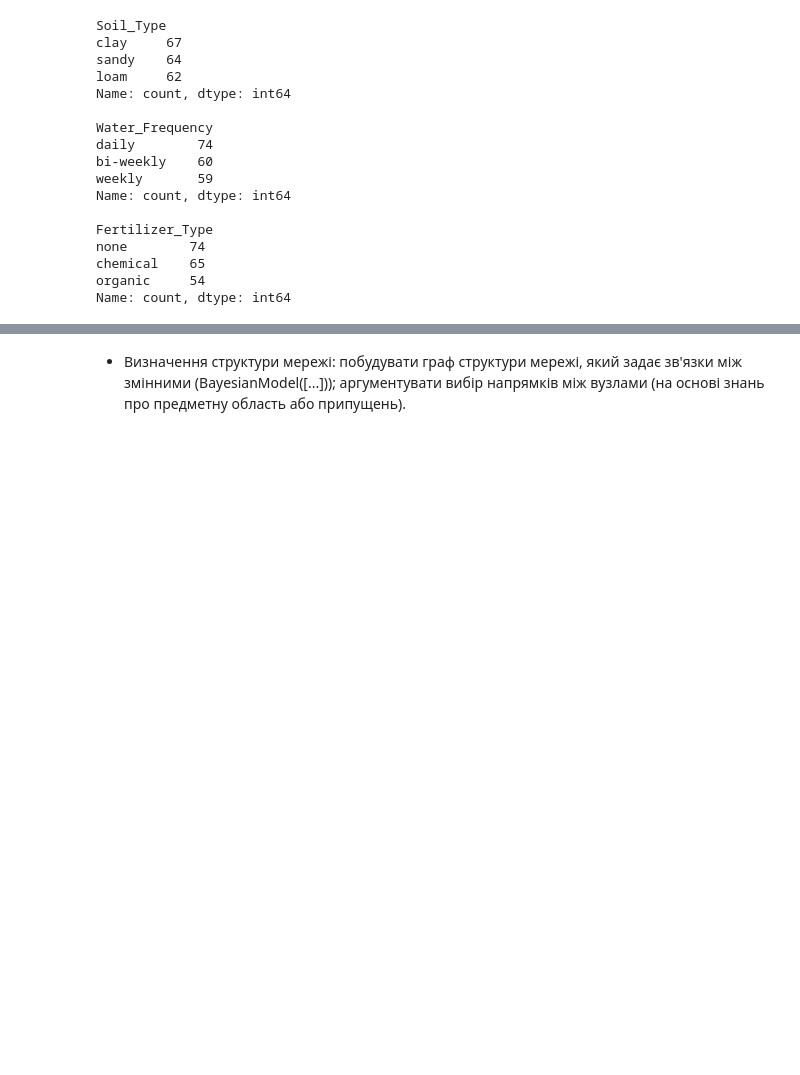
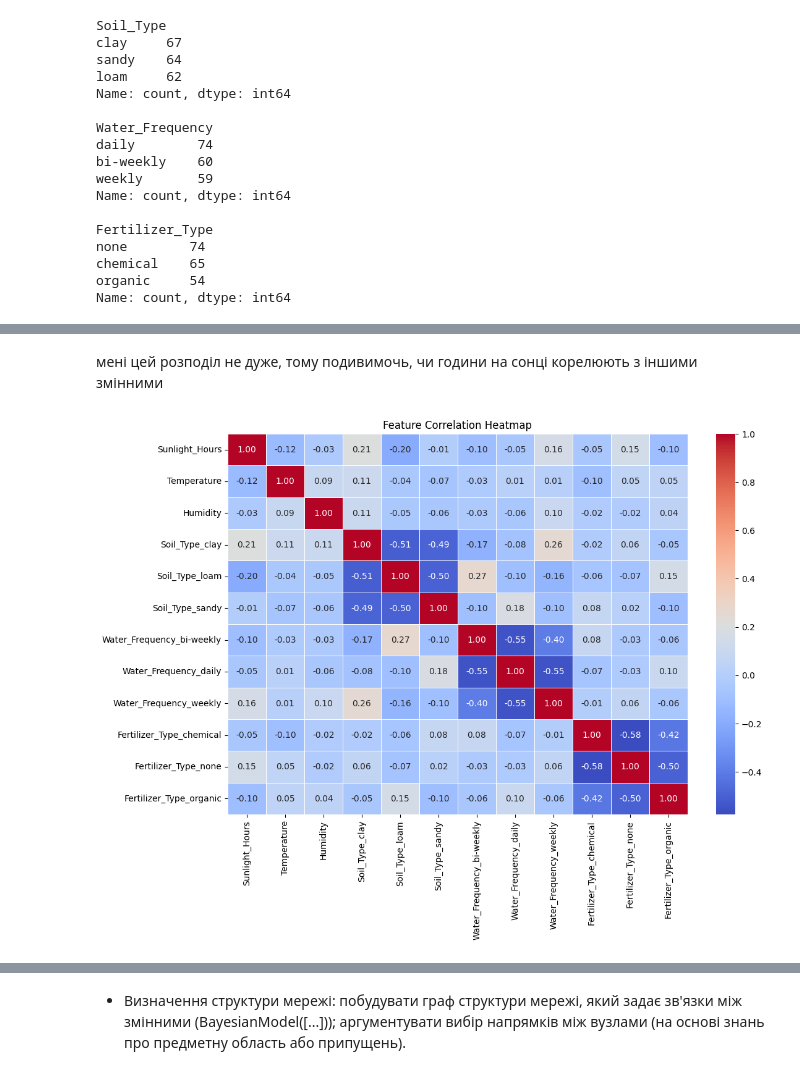
Before and after one commit to vwicky/modeling-labs, a Jupyter notebook: lab-6/lab_6.ipynb, the cells around one changed output, grey strips where cells are left out. Drawn from its saved outputs; the diff is of its cells as text; code cells hidden in the pictures; blank space fills up the shorter version.

```diff
--- a/lab-6/lab_6.ipynb
+++ b/lab-6/lab_6.ipynb
@@ -43,3 +43,11 @@ Data columns (total 7 columns):
  6   Growth_Milestone  193 non-null    int64
 dtypes: float64(3), int64(1), object(3)
 memory usage: 10.7+ KB
+# %%
+target = "Growth_Milestone"
+X = ds.drop(target, axis=1)
+y = ds[target].map({
+    1: True,
+    0: False,
+})
+print(X.shape, y.shape)
@@ -68,0 +97,6 @@ Name: count, dtype: int64
+# %%
+from sklearn.model_selection import train_test_split
+
+X_train, X_test, y_train, y_test = train_test_split(X, y, random_state=42, test_size=0.2)
+print(X_train.shape, X_test.shape)
+print(y_train.shape, y_test.shape)
@@ -68,0 +106,4 @@ Name: count, dtype: int64
+# %%
+X_train_encoded = pd.get_dummies(X_train, columns=cat_cols, drop_first=False)
+X_test_encoded = pd.get_dummies(X_test, columns=cat_cols, drop_first=False)
+print(X_train_encoded.shape, X_test_encoded.shape)
@@ -68,0 +141,15 @@ Name: count, dtype: int64
+# %% [markdown]
+мені цей розподіл не дуже, тому подивимочь, чи години на сонці корелюють з іншими змінними
+# %%
+import seaborn as sns
+import matplotlib.pyplot as plt
+
+corr_matrix = X_train_encoded.corr()
+
+# Plot heatmap
+plt.figure(figsize=(12, 8))
+sns.heatmap(corr_matrix, annot=True, cmap='coolwarm', fmt=".2f", linewidths=0.5)
+plt.title("Feature Correlation Heatmap")
+plt.show()
+# %% [output]
+[figure, added]
```
Also changed, not shown: parts of 57 cells of this notebook, 6 other files.
